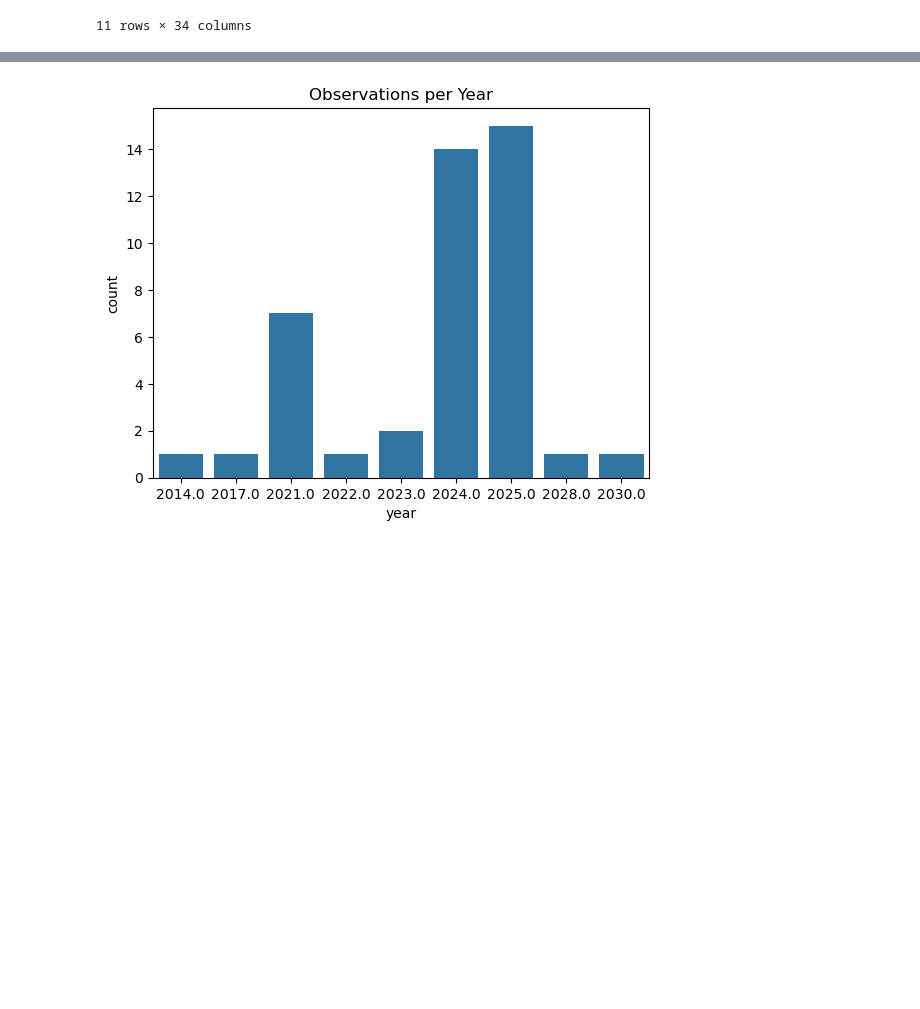
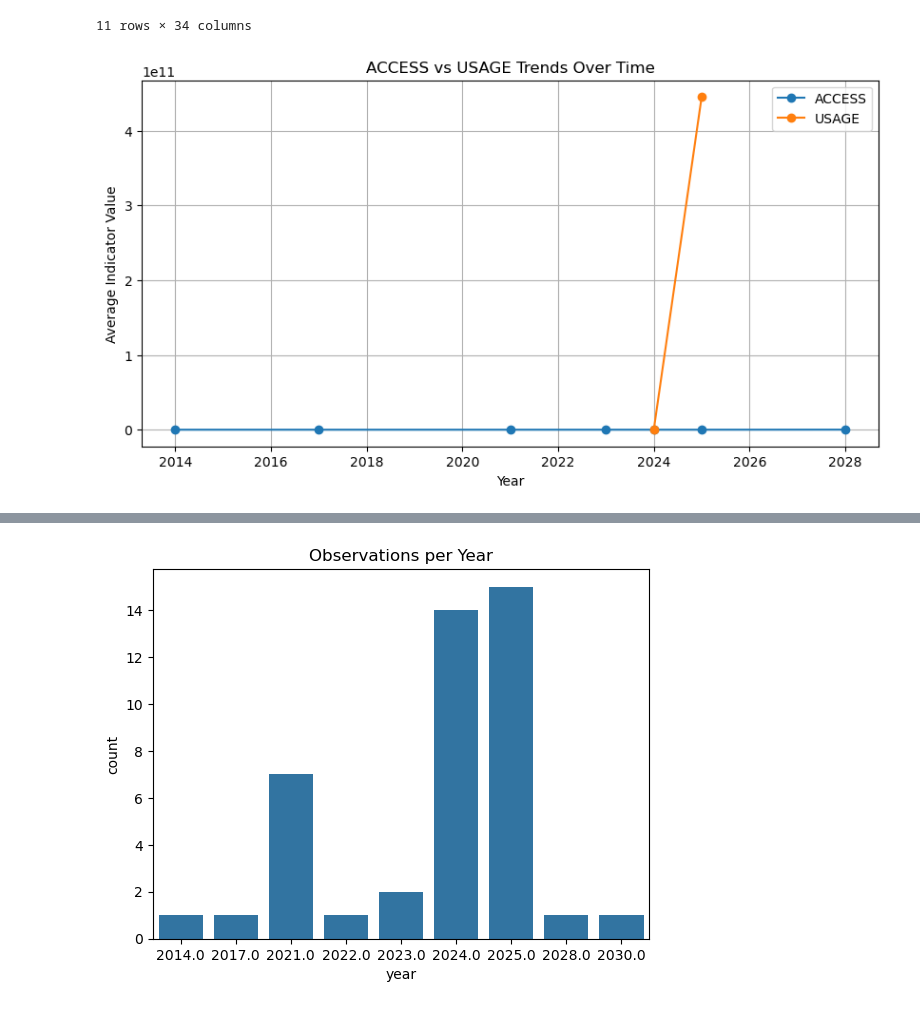
Before and after one commit to Ruhama-Beshada/Financial-inclusion-forecasting-system-week10, a Jupyter notebook: notebooks/task2_feature_engineering.ipynb, the cells around one changed output, grey strips where cells are left out. Cells and saved outputs as stored; diff of their text form; code cells hidden in the pictures; blank space fills up the shorter version.

```diff
--- a/notebooks/task2_feature_engineering.ipynb
+++ b/notebooks/task2_feature_engineering.ipynb
@@ -83,3 +83,32 @@ df['value_norm'] = df.groupby('pillar')['value_numeric'].transform(lambda x: (x
 # Convert record_type and source_type to category
 df['record_type'] = df['record_type'].astype('category')
 df['source_type'] = df['source_type'].astype('category')
+# %%
+# Ensure date is datetime
+df['observation_date'] = pd.to_datetime(df['observation_date'])
+
+# Year already exists, but this is safe
+df['year'] = df['observation_date'].dt.year
+
+# Split by pillar
+access_df = df[df['pillar'] == 'ACCESS']
+usage_df = df[df['pillar'] == 'USAGE']
+
+# Compute yearly trends
+access_trend = access_df.groupby('year')['value_numeric'].mean()
+usage_trend = usage_df.groupby('year')['value_numeric'].mean()
+
+# Plot
+import matplotlib.pyplot as plt
+
+plt.figure(figsize=(10, 5))
+plt.plot(access_trend.index, access_trend.values, label='ACCESS', marker='o')
+plt.plot(usage_trend.index, usage_trend.values, label='USAGE', marker='o')
+plt.title('ACCESS vs USAGE Trends Over Time')
+plt.xlabel('Year')
+plt.ylabel('Average Indicator Value')
+plt.legend()
+plt.grid(True)
+plt.show()
+# %% [output]
+[figure, added]
```
Also changed, not shown: parts of 7 cells of this notebook, 6 other files.
